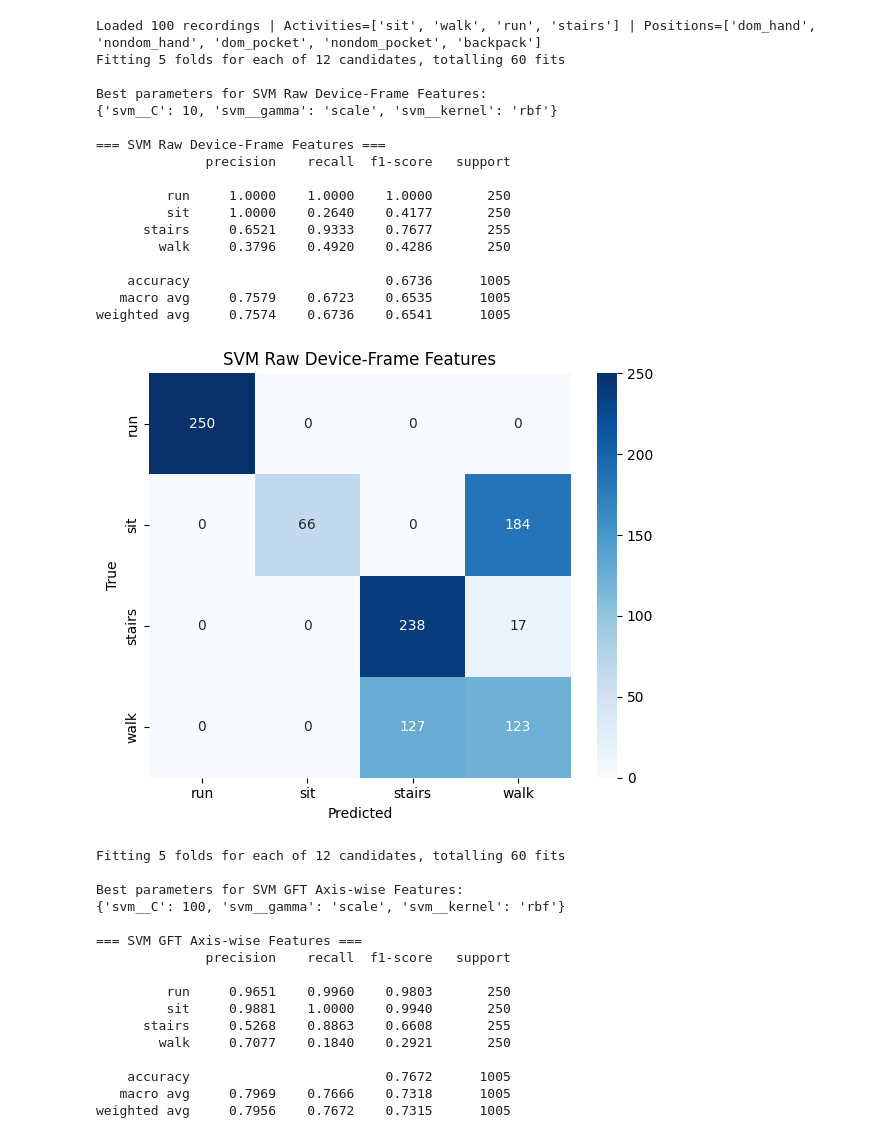
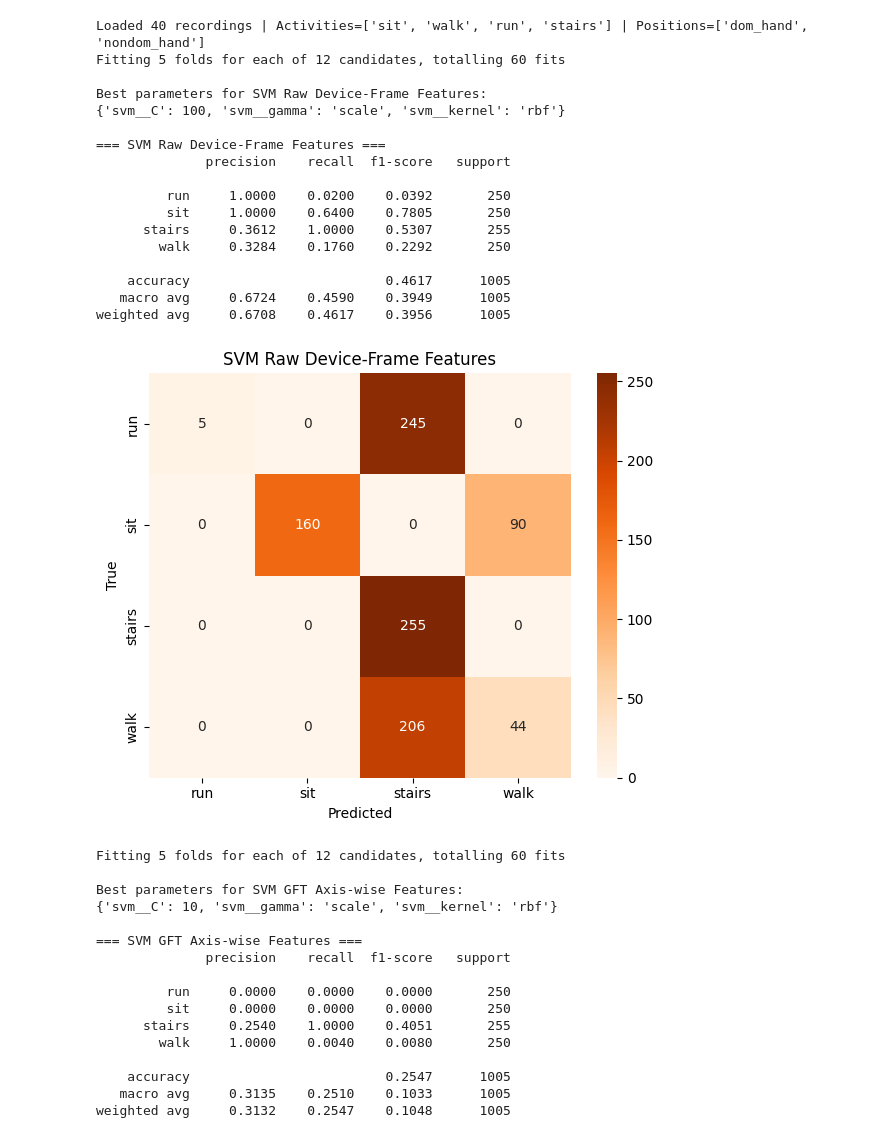
Before and after one commit to Ninjaprime875/ScienceFair_Code, a Jupyter notebook: SVM/SVM-CrossPos.ipynb, the cells around one changed output. Drawn from its saved outputs; the diff is of its cells as text; code cells hidden in the pictures.

Commit message:
transformer and change cm to orange :)

```diff
--- a/SVM/SVM-CrossPos.ipynb
+++ b/SVM/SVM-CrossPos.ipynb
@@ -21,10 +21,10 @@ from sklearn.metrics import (
 DATA_DIR = "../data"
 
 SELECTED_ACTIVITIES = ["sit", "walk", "run", "stairs"]
-ALL_POSITIONS = ["dom_hand", "nondom_hand", "dom_pocket", "nondom_pocket", "backpack"]
+ALL_POSITIONS = ["dom_hand", "nondom_hand"]
 
-TRAIN_POSITIONS = ["nondom_hand", "dom_hand", "nondom_pocket", "backpack"]
-TEST_POSITIONS = ["dom_pocket"]
+TRAIN_POSITIONS = ["dom_hand"]
+TEST_POSITIONS = ["nondom_hand"]
 
 SAMPLING_RATE = 100
 TRIM_SECONDS = 2
@@ -141,25 +134,11 @@ def evaluate_svm(X_train, y_train, X_test, y_test, title):
 
     print(f"\n=== {title} ===")
     unique_labels = np.unique(y_test)
-    print(
-        classification_report(
-            y_test, y_pred,
-            labels=unique_labels,
-            digits=4,
-            zero_division=0
-        )
-    )
+    print(classification_report(y_test, y_pred, labels=unique_labels, digits=4, zero_division=0))
 
     cm = confusion_matrix(y_test, y_pred, labels=unique_labels)
     plt.figure(figsize=(6, 5))
-    sns.heatmap(
-        cm,
-        annot=True,
-        fmt="d",
-        xticklabels=unique_labels,
-        yticklabels=unique_labels,
-        cmap="Blues"
-    )
+    sns.heatmap(cm, annot=True, fmt="d", xticklabels=unique_labels, yticklabels=unique_labels, cmap="Oranges")
     plt.title(title)
     plt.xlabel("Predicted")
     plt.ylabel("True")
@@ -175,69 +154,62 @@ def evaluate_svm(X_train, y_train, X_test, y_test, title):
 if __name__ == "__main__":
     recordings = load_selected_csvs(DATA_DIR)
 
-    X_train_raw, y_train_raw, _ = build_dataset(
-        recordings, RAW_FEATURES, TRAIN_POSITIONS
-    )
-    X_test_raw, y_test_raw, _ = build_dataset(
-        recordings, RAW_FEATURES, TEST_POSITIONS
-    )
+    X_train_raw, y_train_raw, _ = build_dataset(recordings, RAW_FEATURES, TRAIN_POSITIONS)
+    X_test_raw, y_test_raw, _ = build_dataset(recordings, RAW_FEATURES, TEST_POSITIONS)
+
     raw_metrics = evaluate_svm(
         X_train_raw, y_train_raw,
         X_test_raw, y_test_raw,
         "SVM Raw Device-Frame Features"
     )
 
+    X_train_gft, y_train_gft, _ = build_dataset(recordings, GFT_FEATURES, TRAIN_POSITIONS)
+    X_test_gft, y_test_gft, _ = build_dataset(recordings, GFT_FEATURES, TEST_POSITIONS)
 
-    X_train_gft, y_train_gft, _ = build_dataset(
-        recordings, GFT_FEATURES, TRAIN_POSITIONS
-    )
-    X_test_gft, y_test_gft, _ = build_dataset(
-        recordings, GFT_FEATURES, TEST_POSITIONS
-    )
-    gft_metrics = evalute_svm(
+    gft_metrics = evaluate_svm(
         X_train_gft, y_train_gft,
         X_test_gft, y_test_gft,
         "SVM GFT Axis-wise Features"
     )
 
     print("\n========== SUMMARY ==========")
     print("Activities:", SELECTED_ACTIVITIES)
     print("Train Positions:", TRAIN_POSITIONS)
     print("Test Positions:", TEST_POSITIONS)
     print("Raw Device-Frame Features:", raw_metrics)
     print("GFT Axis-wise Features:", gft_metrics)
 # %% [output]
-Loaded 100 recordings | Activities=['sit', 'walk', 'run', 'stairs'] | Positions=['dom_hand', 'nondom_hand', 'dom_pocket', 'nondom_pocket', 'backpack']
+Loaded 40 recordings | Activities=['sit', 'walk', 'run', 'stairs'] | Positions=['dom_hand', 'nondom_hand']
 Fitting 5 folds for each of 12 candidates, totalling 60 fits
 
 Best parameters for SVM Raw Device-Frame Features:
-{'svm__C': 10, 'svm__gamma': 'scale', 'svm__kernel': 'rbf'}
+{'svm__C': 100, 'svm__gamma': 'scale', 'svm__kernel': 'rbf'}
 
 === SVM Raw Device-Frame Features ===
               precision    recall  f1-score   support
 
-         run     1.0000    1.0000    1.0000       250
-         sit     1.0000    0.2640    0.4177       250
-      stairs     0.6521    0.9333    0.7677       255
-        walk     0.3796    0.4920    0.4286       250
+         run     1.0000    0.0200    0.0392       250
+         sit     1.0000    0.6400    0.7805       250
+      stairs     0.3612    1.0000    0.5307       255
+        walk     0.3284    0.1760    0.2292       250
 
-    accuracy                         0.6736      1005
-   macro avg     0.7579    0.6723    0.6535      1005
-weighted avg     0.7574    0.6736    0.6541      1005
+    accuracy                         0.4617      1005
+   macro avg     0.6724    0.4590    0.3949      1005
+weighted avg     0.6708    0.4617    0.3956      1005
-[figure, old version]
+[figure, new version]
 Fitting 5 folds for each of 12 candidates, totalling 60 fits
 
 Best parameters for SVM GFT Axis-wise Features:
-{'svm__C': 100, 'svm__gamma': 'scale', 'svm__kernel': 'rbf'}
+{'svm__C': 10, 'svm__gamma': 'scale', 'svm__kernel': 'rbf'}
 
 === SVM GFT Axis-wise Features ===
               precision    recall  f1-score   support
 
-         run     0.9651    0.9960    0.9803       250
-         sit     0.9881    1.0000    0.9940       250
-      stairs     0.5268    0.8863    0.6608       255
-        walk     0.7077    0.1840    0.2921       250
+         run     0.0000    0.0000    0.0000       250
+         sit     0.0000    0.0000    0.0000       250
+      stairs     0.2540    1.0000    0.4051       255
+        walk     1.0000    0.0040    0.0080       250
 
-    accuracy                         0.7672      1005
-   macro avg     0.7969    0.7666    0.7318      1005
-weighted avg     0.7956    0.7672    0.7315      1005
+    accuracy                         0.2547      1005
+   macro avg     0.3135    0.2510    0.1033      1005
+weighted avg     0.3132    0.2547    0.1048      1005
```
Also changed, not shown: parts of 4 cells of this notebook, 5 other files.
